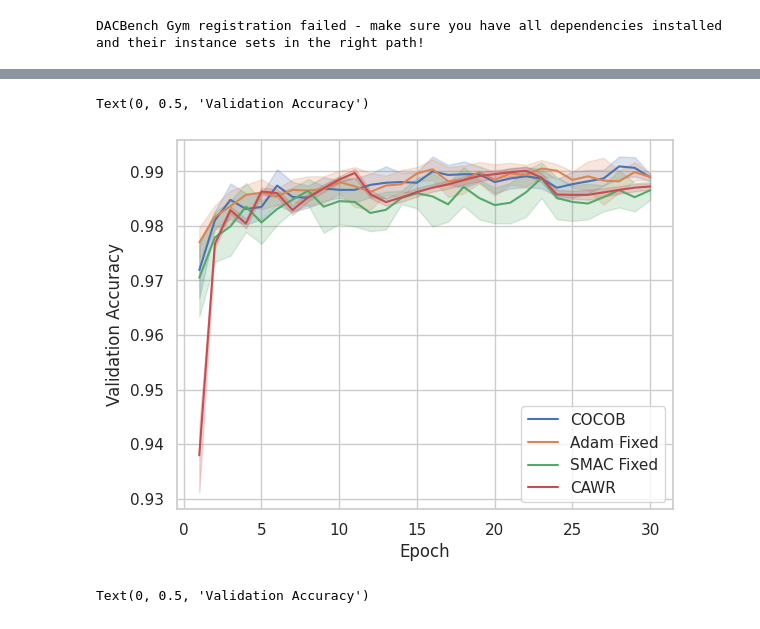
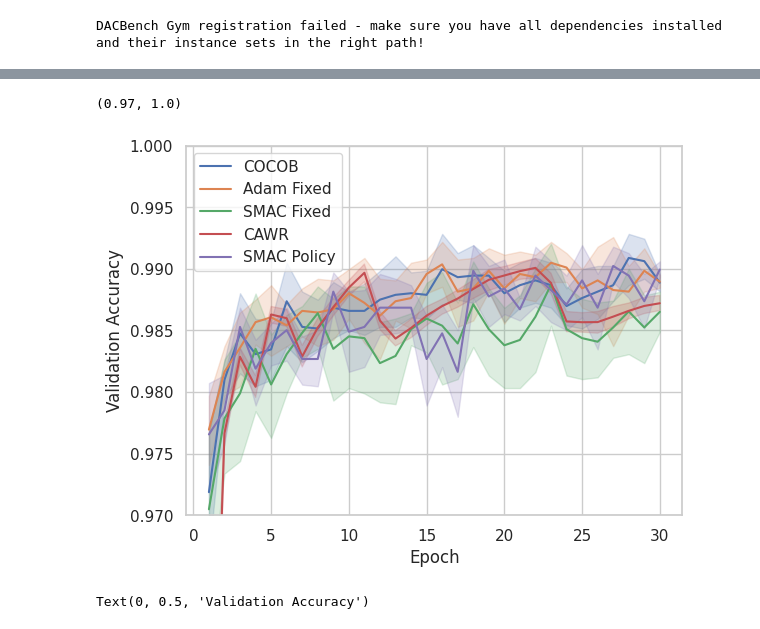
Before and after one commit to MichaHenh/Revisiting_LR_Control, a Jupyter notebook: ba_parameter_free_dac/plotting_mnist.ipynb, the cells around one changed output, grey strips where cells are left out. Drawn from its saved outputs; the diff is of its cells as text; code cells hidden in the pictures.

```diff
--- a/ba_parameter_free_dac/plotting_mnist.ipynb
+++ b/ba_parameter_free_dac/plotting_mnist.ipynb
@@ -73,18 +76,22 @@ Text(0, 0.5, 'Validation Loss')
 # %%
 
 cocob_va = toDataFrame('./results_cluster/results/COCOB_mnist/*/CustomTrackingWrapper.jsonl', 'validation_accuracies', 6)
 adam_fixed_va = toDataFrame('./results_cluster/results/Adam_fixed_mnist/*/CustomTrackingWrapper.jsonl', 'validation_accuracies', 6)
 smac_fixed_va = toDataFrame('./results_cluster/results/SMAC_fixed_mnist/*/CustomTrackingWrapper.jsonl', 'validation_accuracies', 6)
 cawr_va = toChunkedDataFrame('./results_cluster/results/CAWR_mnist/*/CustomTrackingWrapper.jsonl', 'validation_accuracies', 6, 450)
+smac_policy_va = toDataFrame('./results_cluster/results/smacpolicy_mnist/*/CustomTrackingWrapper.jsonl', 'validation_accuracies', 6)
 sns.lineplot(data=cocob_va, x='epoch', y='value', label='COCOB')
 sns.lineplot(data=adam_fixed_va, x='epoch', y='value', label='Adam Fixed')
 sns.lineplot(data=smac_fixed_va, x='epoch', y='value', label='SMAC Fixed')
 sns.lineplot(data=cawr_va, x='epoch', y='value', label='CAWR')
+sns.lineplot(data=smac_policy_va, x='epoch', y='value', label='SMAC Policy')
 plt.xlabel('Epoch')
 plt.ylabel('Validation Accuracy')
+# plt.yscale('log')
+plt.ylim(0.97, 1)
 # %% [output]
-Text(0, 0.5, 'Validation Accuracy')
+(0.97, 1.0)
-[figure, old version]
+[figure, new version]
 # %%
 
 cocob_elr = toDataFrame('./results_cluster/results/COCOB_mnist/*/CustomTrackingWrapper.jsonl', 'effective_lrs', 9)
```
Also changed, not shown: parts of 3 cells of this notebook, 3 other files.
